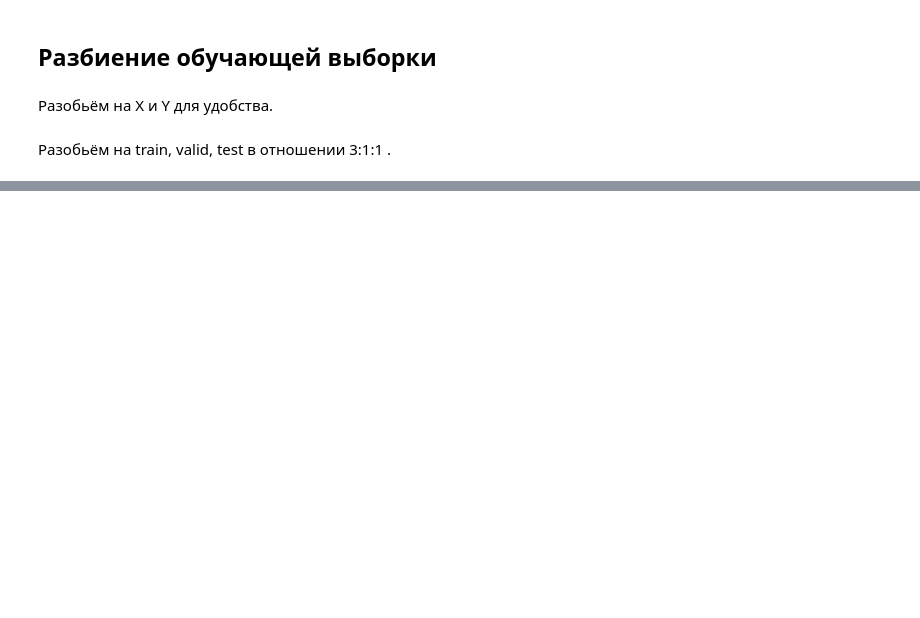
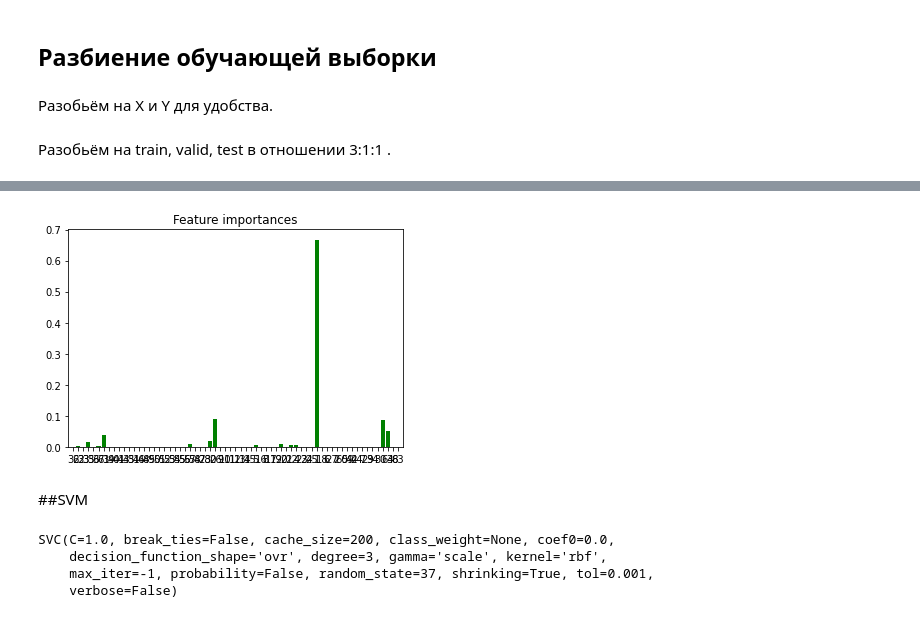
Before and after one commit to ALYAMBR/Notebooks, a Jupyter notebook: CFT_test_task.ipynb, the cells around one changed output, grey strips where cells are left out. Saved outputs shown, nothing was run; the diff lists cells and outputs as text; code cells hidden in the pictures; blank space fills up the shorter version.

```diff
--- a/CFT_test_task.ipynb
+++ b/CFT_test_task.ipynb
@@ -225,0 +705,4 @@ test_X, val_X, test_Y, val_Y = train_test_split(test_X, test_Y,
+# %%
+dtc = DecisionTreeClassifier(random_state=SEED)
+# %%
+dtc.fit(train_X, train_Y)
@@ -225,0 +734,2 @@ test_X, val_X, test_Y, val_Y = train_test_split(test_X, test_Y,
+# %%
+importance = dtc.feature_importances_
@@ -225,0 +752,2 @@ test_X, val_X, test_Y, val_Y = train_test_split(test_X, test_Y,
+# %%
+indices = np.argsort(importance[::-1])
@@ -225,0 +775,12 @@ test_X, val_X, test_Y, val_Y = train_test_split(test_X, test_Y,
+# %%
+plt.figure()
+plt.title("Feature importances")
+plt.bar(range(train_X.shape[1]), importance[indices],
+        color="g", align="center")
+plt.xticks(range(train_X.shape[1]), indices)
+plt.xlim([-1, train_X.shape[1]])
+plt.show()
+# %% [output]
+[figure, added]
+# %% [markdown]
+##SVM
@@ -225,0 +791,7 @@ test_X, val_X, test_Y, val_Y = train_test_split(test_X, test_Y,
+# %%
+svc.fit(train_X, train_Y)
+# %% [output]
+SVC(C=1.0, break_ties=False, cache_size=200, class_weight=None, coef0=0.0,
+    decision_function_shape='ovr', degree=3, gamma='scale', kernel='rbf',
+    max_iter=-1, probability=False, random_state=37, shrinking=True, tol=0.001,
+    verbose=False)
```
Also changed, not shown: parts of 177 cells of this notebook.
